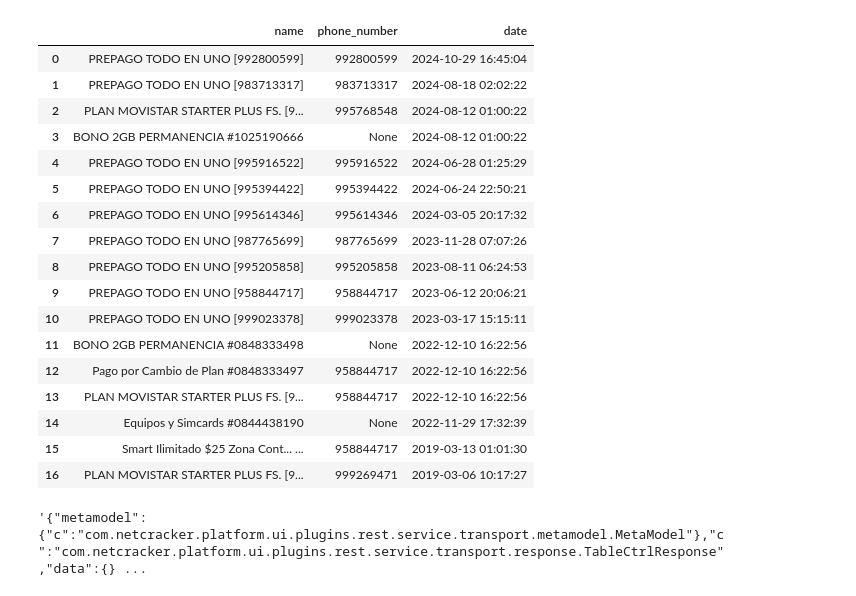
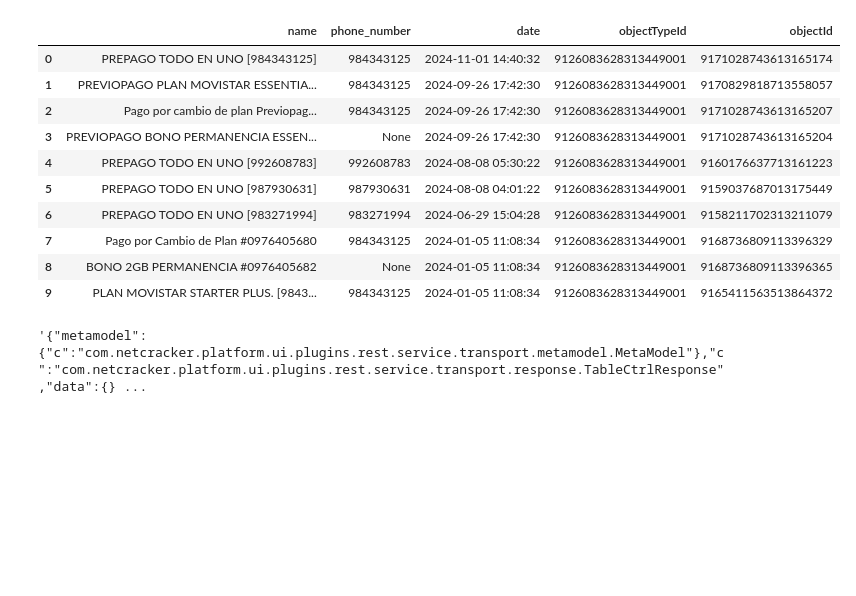
Before and after one commit to Jaimendo99/moviAPI, a Jupyter notebook: movirun.ipynb, the cells around one changed output. Cells and saved outputs as stored; diff of their text form; code cells hidden in the pictures; blank space fills up the shorter version.

```diff
--- a/movirun.ipynb
+++ b/movirun.ipynb
@@ -49,6 +85,7 @@ for i, response in enumerate(rp):
         continue
     dt = data['com.netcracker.csrdesktop.spa.shared.dto.ContextsDto']['contextTabs']
     fc = data['com.netcracker.solutions.tfnecu.csrd.spa.shared.dto.SubscriberInformationDto']
+    bc = data['com.netcracker.csrdesktop.spa.shared.dto.BoardContentDto']
 
     fecha_C_linea = fc.get('actualStartDate') # VERIFICAOD
 
@@ -57,10 +94,12 @@ for i, response in enumerate(rp):
             'id_tel': dt[1]['id'],  # MOSTRAR PARA REFERENCIA TABLA DE TELEFONOS
             'telefono': dt[1]['title'],
             'Estado_tel': dt[1]['statusText'],
-            'id': dt[0]['id'],     # MOSTRAR PARA REFERENCIA TABLA DE TELEFONOS
+            'id': dt[0]['id'], # MOSTRAR PARA REFERENCIA TABLA DE TELEFONOS
             'Cuenta de Linea': dt[0]['title'],
             'Estado Linea': dt[0]['statusText'],
             'Fecha inicio': fecha_C_linea,
+            'billing_account_id': bc['csrdContext']['ctx_cihm_billing_account_id'],
+            'line_id':bc['csrdContext']['ctx_cihm_line_id'],
         }
         df_c = pd.DataFrame([dt_combined])
     else:
@@ -119,6 +129,22 @@ res
 # %%
 #port out
 port_out_df = pd.DataFrame()
+
+status_dict = {
+    "9145181582713012278": "Ingresando",
+    "9145157196513977239": "Procesando",
+    "9145157196513977240": "Pendiente en ASCP",
+    "9145157196513977241": "Pendiente en ASCP como Aprobado",
+    "9145157196513977242": "Pendiente en ASCP como Rechazado",
+    "9145157196513977243": "Aprobado",
+    "9145157196513977244": "Rechazado",
+    "9145157196513977245": "Cancelado",
+    "9157813640013022352": "Parcialmente rechazada"
+}
+
+def get_status_text(estado):
+    return status_dict.get(estado, "Desconocido")
+
 for r in res:
     body = json.loads(r.json()['responses'][1]['body'])
     data = body['data']
@@ -128,7 +154,7 @@ for r in res:
         text = value['data']['-1']['v']['text']
         numero =value['data']['9145173418813998592']['v'][0]['text']
         estado = value['data']['9145157196513977236']['v']['v']
-        df = pd.DataFrame({'name':text, 'phone_number':numero, 'estado':estado}, index=[0])
+        df = pd.DataFrame({'name':text, 'phone_number':numero, 'estado':get_status_text(estado)}, index=[0])
         port_out_df = pd.concat([port_out_df, df], ignore_index=True)
 # %%
 #port in
@@ -145,6 +171,7 @@ for r in res:
         df = pd.DataFrame({'name':text, 'phone_number':numero, 'estado':estado}, index=[0])
         port_in_df = pd.concat([port_in_df, df], ignore_index=True)
 # %%
+# cambiar historial
 hist_df = pd.DataFrame()
 for r in res:
     data = json.loads(r.json()['responses'][2]['body'])['data']
@@ -162,26 +189,29 @@ for r in res:
             number = value['data']['9144543752013303034']['v']['text']
         except KeyError:
             number = None
+        try:
+            objectTypeId = value['data']['9072741107013063688']['v']['objectTypeId']
+        except KeyError:
+            objectTypeId = None
+        try:
+            objectId = value['data']['9072741107013063688']['v']['objectId']
+        except KeyError:
+            objectId = None
 
-        hist_df = pd.concat([hist_df, pd.DataFrame({'name':nombre, 'phone_number':number, 'date':date}, index=[0])], ignore_index=True)
+        hist_df = pd.concat([hist_df, pd.DataFrame({'name':nombre, 'phone_number':number, 'date':date, 'objectTypeId':objectTypeId, 'objectId':objectId}, index=[0])], ignore_index=True)
 # %%
-hist_df.sort_values(by='date', ascending=False).drop_duplicates(subset=['phone_number', 'name'], keep='first').reset_index(drop=True)
+df_entrada_orden = hist_df.sort_values(by='date', ascending=False).drop_duplicates(subset=['phone_number', 'name'], keep='first').reset_index(drop=True)
-# %% [output]
-|  | name | phone_number | date |
-| 0 | PREPAGO TODO EN UNO [992800599] | 992800599 | 2024-10-29 16:45:04 |
-| 1 | PREPAGO TODO EN UNO [983713317] | 983713317 | 2024-08-18 02:02:22 |
-| 2 | PLAN MOVISTAR STARTER PLUS FS. [9... | 995768548 | 2024-08-12 01:00:22 |
-| 3 | BONO 2GB PERMANENCIA #1025190666 | None | 2024-08-12 01:00:22 |
-| 4 | PREPAGO TODO EN UNO [995916522] | 995916522 | 2024-06-28 01:25:29 |
-| 5 | PREPAGO TODO EN UNO [995394422] | 995394422 | 2024-06-24 22:50:21 |
-| 6 | PREPAGO TODO EN UNO [995614346] | 995614346 | 2024-03-05 20:17:32 |
-| 7 | PREPAGO TODO EN UNO [987765699] | 987765699 | 2023-11-28 07:07:26 |
-| 8 | PREPAGO TODO EN UNO [995205858] | 995205858 | 2023-08-11 06:24:53 |
-| 9 | PREPAGO TODO EN UNO [958844717] | 958844717 | 2023-06-12 20:06:21 |
-| 10 | PREPAGO TODO EN UNO [999023378] | 999023378 | 2023-03-17 15:15:11 |
-| 11 | BONO 2GB PERMANENCIA #0848333498 | None | 2022-12-10 16:22:56 |
-| 12 | Pago por Cambio de Plan #0848333497 | 958844717 | 2022-12-10 16:22:56 |
-| 13 | PLAN MOVISTAR STARTER PLUS FS. [9... | 958844717 | 2022-12-10 16:22:56 |
-| 14 | Equipos y Simcards #0844438190 | None | 2022-11-29 17:32:39 |
-| 15 | Smart Ilimitado $25 Zona Cont... ... | 958844717 | 2019-03-13 01:01:30 |
-| 16 | PLAN MOVISTAR STARTER PLUS FS. [9... | 999269471 | 2019-03-06 10:17:27 |
+# %%
+df_entrada_orden # incluir ncObjectID, custumerId
+# %% [output]
+|  | name | phone_number | date | objectTypeId | objectId |
+| 0 | PREPAGO TODO EN UNO [984343125] | 984343125 | 2024-11-01 14:40:32 | 9126083628313449001 | 9171028743613165174 |
+| 1 | PREVIOPAGO PLAN MOVISTAR ESSENTIA... | 984343125 | 2024-09-26 17:42:30 | 9126083628313449001 | 9170829818713558057 |
+| 2 | Pago por cambio de plan Previopag... | 984343125 | 2024-09-26 17:42:30 | 9126083628313449001 | 9171028743613165207 |
+| 3 | PREVIOPAGO BONO PERMANENCIA ESSEN... | None | 2024-09-26 17:42:30 | 9126083628313449001 | 9171028743613165204 |
+| 4 | PREPAGO TODO EN UNO [992608783] | 992608783 | 2024-08-08 05:30:22 | 9126083628313449001 | 9160176637713161223 |
+| 5 | PREPAGO TODO EN UNO [987930631] | 987930631 | 2024-08-08 04:01:22 | 9126083628313449001 | 9159037687013175449 |
+| 6 | PREPAGO TODO EN UNO [983271994] | 983271994 | 2024-06-29 15:04:28 | 9126083628313449001 | 9158211702313211079 |
+| 7 | Pago por Cambio de Plan #0976405680 | 984343125 | 2024-01-05 11:08:34 | 9126083628313449001 | 9168736809113396329 |
+| 8 | BONO 2GB PERMANENCIA #0976405682 | None | 2024-01-05 11:08:34 | 9126083628313449001 | 9168736809113396365 |
+| 9 | PLAN MOVISTAR STARTER PLUS. [9843... | 984343125 | 2024-01-05 11:08:34 | 9126083628313449001 | 9165411563513864372 |
```
Also changed, not shown: parts of 10 cells of this notebook, 1 other file.
